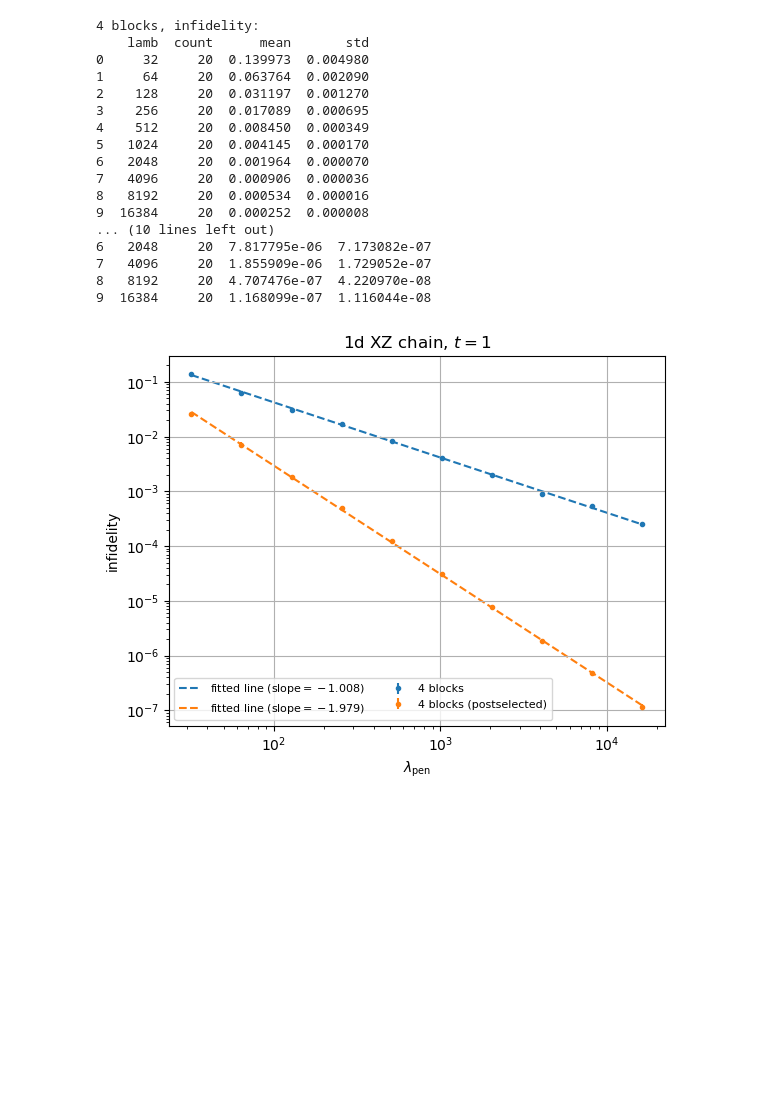
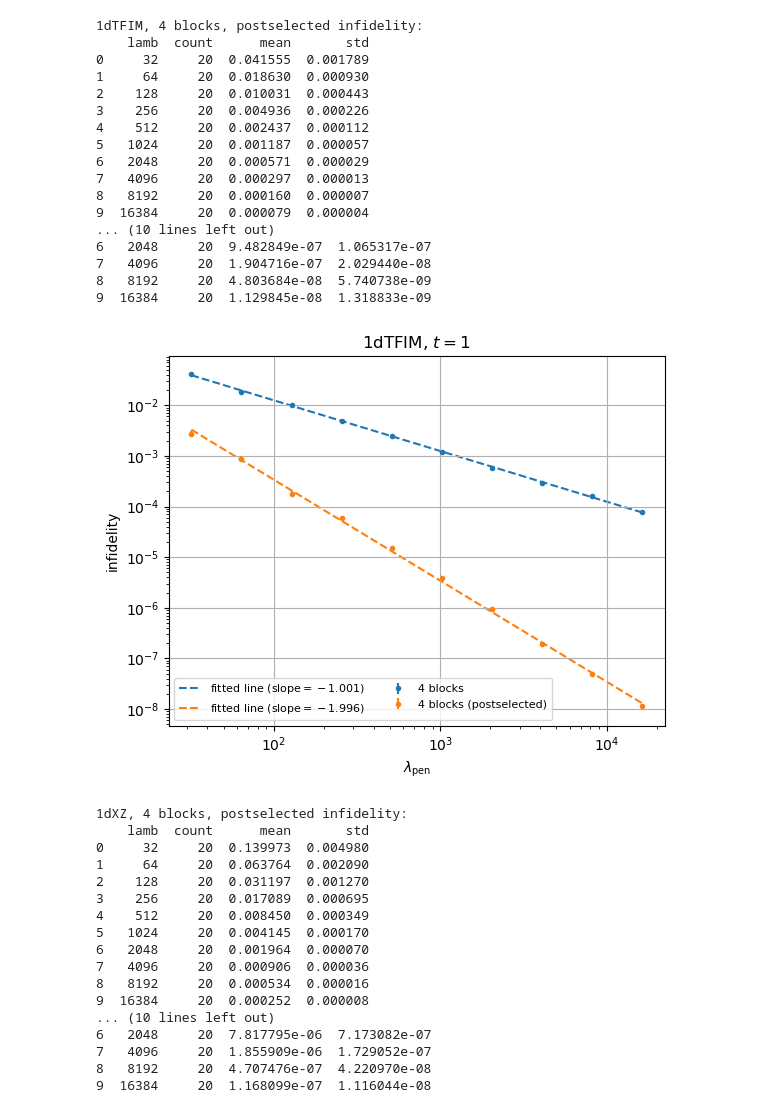
Before and after one commit to sqrta/ErrorSupression, a Jupyter notebook: use-dynamite/data/plot_sweep_lamb.ipynb, the cells around one changed output. Drawn from its saved outputs; the diff is of its cells as text; code cells hidden in the pictures; blank space fills up the shorter version.

Commit message:
update plot

```diff
--- a/use-dynamite/data/plot_sweep_lamb.ipynb
+++ b/use-dynamite/data/plot_sweep_lamb.ipynb
@@ -79,21 +80,38 @@ def draw(nb_list):
 # %%
-draw([4])
+draw(["1dTFIM", "1dXZ"],[4])
 # %% [output]
-4 blocks, infidelity:
+1dTFIM, 4 blocks, postselected infidelity:
     lamb  count      mean       std
-0     32     20  0.139973  0.004980
-1     64     20  0.063764  0.002090
-2    128     20  0.031197  0.001270
-3    256     20  0.017089  0.000695
-4    512     20  0.008450  0.000349
-5   1024     20  0.004145  0.000170
-6   2048     20  0.001964  0.000070
-7   4096     20  0.000906  0.000036
-8   8192     20  0.000534  0.000016
-9  16384     20  0.000252  0.000008
+0     32     20  0.041555  0.001789
+1     64     20  0.018630  0.000930
+2    128     20  0.010031  0.000443
+3    256     20  0.004936  0.000226
+4    512     20  0.002437  0.000112
+5   1024     20  0.001187  0.000057
+6   2048     20  0.000571  0.000029
+7   4096     20  0.000297  0.000013
+8   8192     20  0.000160  0.000007
+9  16384     20  0.000079  0.000004
 ... (10 lines left out)
-6   2048     20  7.817795e-06  7.173082e-07
-7   4096     20  1.855909e-06  1.729052e-07
-8   8192     20  4.707476e-07  4.220970e-08
-9  16384     20  1.168099e-07  1.116044e-08
+6   2048     20  9.482849e-07  1.065317e-07
+7   4096     20  1.904716e-07  2.029440e-08
+8   8192     20  4.803684e-08  5.740738e-09
+9  16384     20  1.129845e-08  1.318833e-09
-[figure, old version]
+[figure, new version]
+1dXZ, 4 blocks, postselected infidelity:
+    lamb  count      mean       std
+0     32     20  0.139973  0.004980
+1     64     20  0.063764  0.002090
+2    128     20  0.031197  0.001270
+3    256     20  0.017089  0.000695
+4    512     20  0.008450  0.000349
+5   1024     20  0.004145  0.000170
+6   2048     20  0.001964  0.000070
+7   4096     20  0.000906  0.000036
+8   8192     20  0.000534  0.000016
+9  16384     20  0.000252  0.000008
+... (10 lines left out)
+6   2048     20  7.817795e-06  7.173082e-07
+7   4096     20  1.855909e-06  1.729052e-07
+8   8192     20  4.707476e-07  4.220970e-08
+9  16384     20  1.168099e-07  1.116044e-08
```
Also changed, not shown: parts of 2 cells of this notebook.
